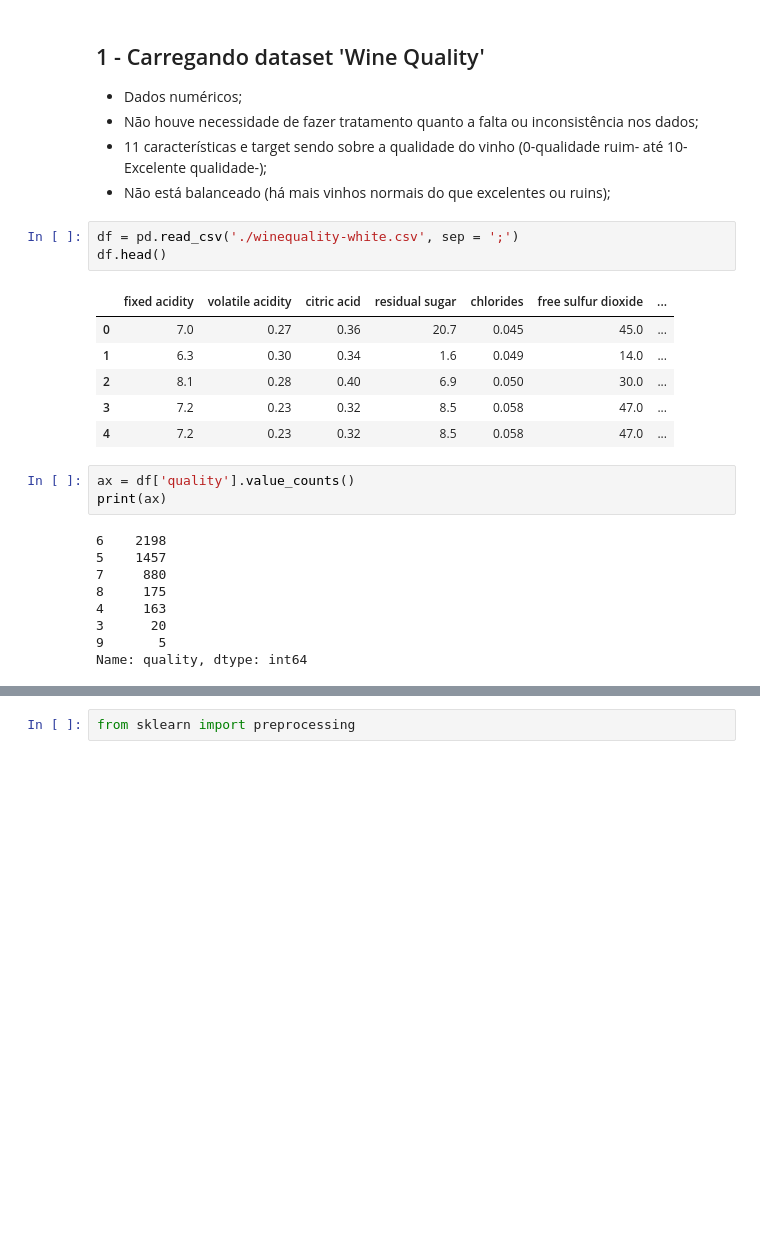
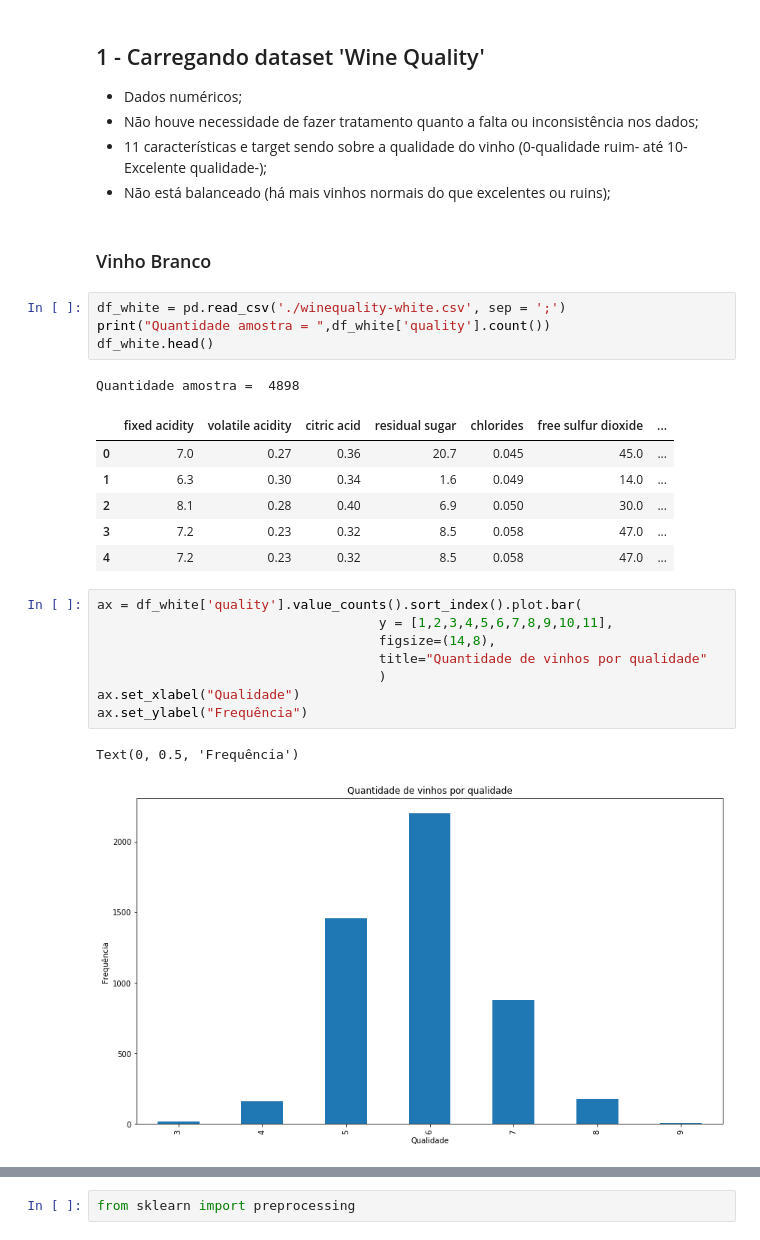
Before and after one commit to arturhbs/FSI-Random-Forest, a Jupyter notebook: Random Forest.ipynb, the cells around one changed output, grey strips where cells are left out. Cells and saved outputs as stored; diff of their text form; blank space fills up the shorter version.

```diff
--- a/Random Forest.ipynb
+++ b/Random Forest.ipynb
@@ -9,25 +9,28 @@ import pandas as pd
 * Não houve necessidade de fazer tratamento quanto a falta ou inconsistência nos dados;
 * 11 características e target sendo sobre a qualidade do vinho (0-qualidade ruim- até 10-Excelente qualidade-);
 * Não está balanceado (há mais vinhos normais do que excelentes ou ruins);
+# %% [markdown]
+### Vinho Branco
 # %%
-df = pd.read_csv('./winequality-white.csv', sep = ';')
-df.head()
+df_white = pd.read_csv('./winequality-white.csv', sep = ';')
+print("Quantidade amostra = ",df_white['quality'].count())
+df_white.head()
 # %% [output]
+Quantidade amostra =  4898
 |  | fixed acidity | volatile acidity | citric acid | residual sugar | chlorides | free sulfur dioxide | ... |
 | 0 | 7.0 | 0.27 | 0.36 | 20.7 | 0.045 | 45.0 | ... |
 | 1 | 6.3 | 0.30 | 0.34 | 1.6 | 0.049 | 14.0 | ... |
 | 2 | 8.1 | 0.28 | 0.40 | 6.9 | 0.050 | 30.0 | ... |
 | 3 | 7.2 | 0.23 | 0.32 | 8.5 | 0.058 | 47.0 | ... |
 | 4 | 7.2 | 0.23 | 0.32 | 8.5 | 0.058 | 47.0 | ... |
-# %%
-ax = df['quality'].value_counts()
-print(ax)
-# %% [output]
-6    2198
-5    1457
-7     880
-8     175
-4     163
-3      20
-9       5
-Name: quality, dtype: int64
+# %%
+ax = df_white['quality'].value_counts().sort_index().plot.bar(
+                                    y = [1,2,3,4,5,6,7,8,9,10,11],
+                                    figsize=(14,8),
+                                    title="Quantidade de vinhos por qualidade"
+                                    )
+ax.set_xlabel("Qualidade")
+ax.set_ylabel("Frequência")
+# %% [output]
+Text(0, 0.5, 'Frequência')
+[figure, added]
```
Also changed, not shown: parts of 7 cells of this notebook.
